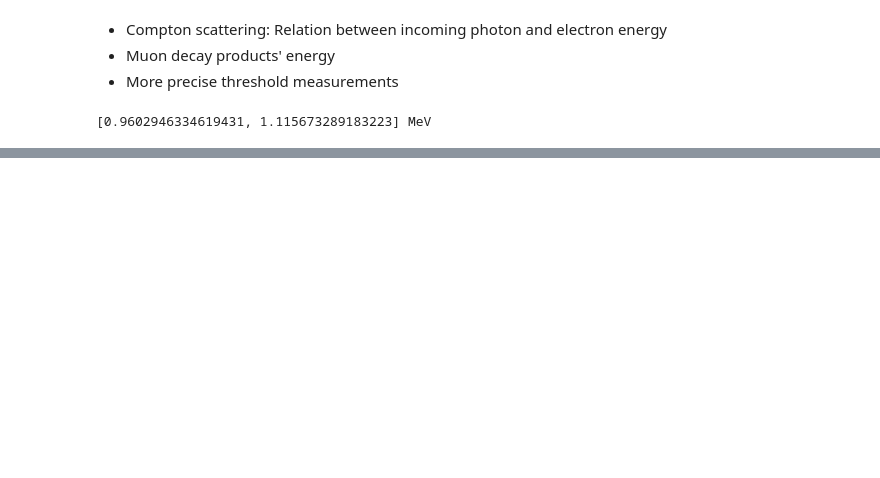
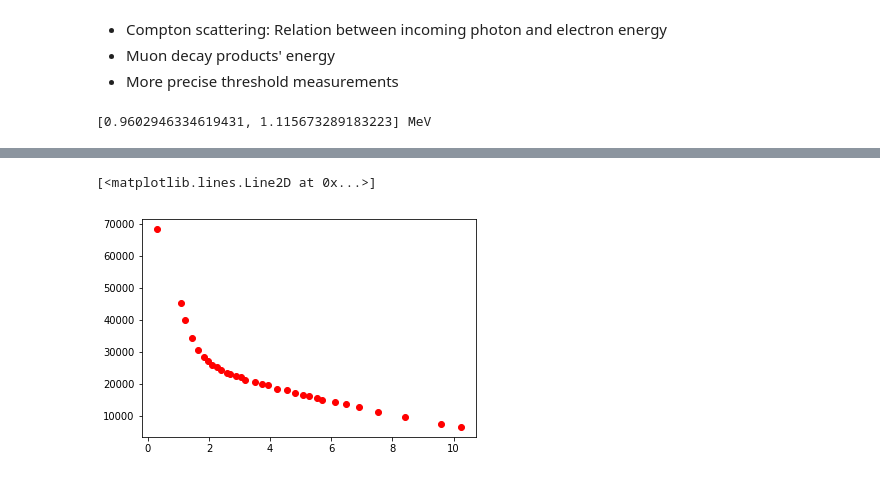
Before and after one commit to LasDes/TP4_Muons, a Jupyter notebook: calculations.ipynb, the cells around one changed output, grey strips where cells are left out. Saved outputs shown, nothing was run; the diff lists cells and outputs as text; code cells hidden in the pictures; blank space fills up the shorter version.

```diff
--- a/calculations.ipynb
+++ b/calculations.ipynb
@@ -110,0 +194,5 @@ print [electron_E(E) for E in gamma_energies], 'MeV'
+# %%
+plt.plot(mat[:,0], mat[:,1]-mat[:,2], 'or', label='Source - No Source')
+# %% [output]
+[<matplotlib.lines.Line2D at 0x...>]
+[figure, added]
```
Also changed, not shown: parts of 17 cells of this notebook, 5 other files.
